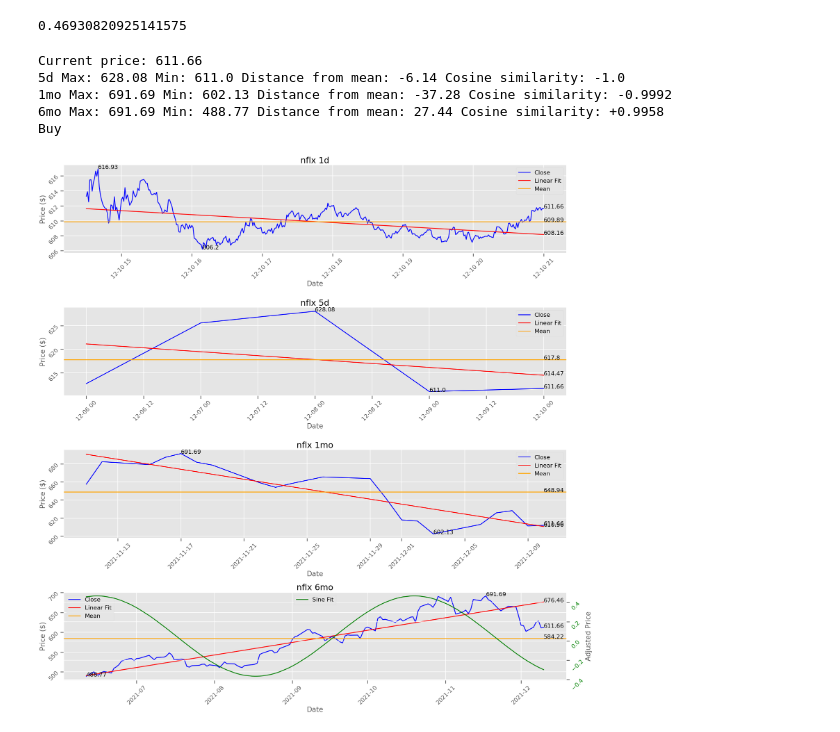
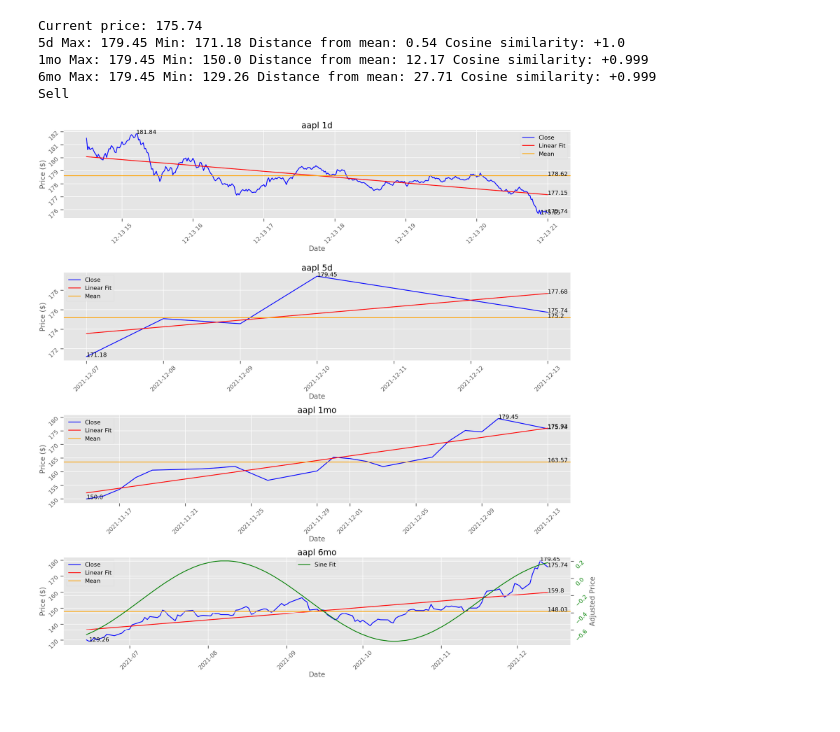
Before and after one commit to seantanken/GalvanizeRepo, a Jupyter notebook: stock_analyzer/yfinance_stock_analysis.ipynb, the cells around one changed output. Saved outputs shown, nothing was run; the diff lists cells and outputs as text; code cells hidden in the pictures.

Commit message:
finished adding sine fit to trade rules

```diff
--- a/stock_analyzer/yfinance_stock_analysis.ipynb
+++ b/stock_analyzer/yfinance_stock_analysis.ipynb
@@ -224,22 +227,18 @@ def fit_sine(x, y):
 #first, adjust the phase so that it (matches first terms or minimized r^2?)
 #then adjust freq so that it minimizes r^2
 #another round of both to make sure r^2 is minimized?
-# %%
-print(stock_dic['6mo'].loc[:, 'fit_sine'].max())
-# %% [output]
-0.46930820925141575
 # %%
-stock_dic = get_stock('nflx')
+stock_dic = get_stock('aapl')
 for i, key in enumerate(stock_dic.keys()):
     if i > 0:
         stock_dic[key] = get_fits(stock_dic[key], key)
 val_df = get_values(stock_dic)
 analysis(stock_dic, val_df)
 graph(stock_dic, val_df)
 # %% [output]
-Current price: 611.66
-5d Max: 628.08 Min: 611.0 Distance from mean: -6.14 Cosine similarity: -1.0
-1mo Max: 691.69 Min: 602.13 Distance from mean: -37.28 Cosine similarity: -0.9992
-6mo Max: 691.69 Min: 488.77 Distance from mean: 27.44 Cosine similarity: +0.9958
-Buy
+Current price: 175.74
+5d Max: 179.45 Min: 171.18 Distance from mean: 0.54 Cosine similarity: +1.0
+1mo Max: 179.45 Min: 150.0 Distance from mean: 12.17 Cosine similarity: +0.999
+6mo Max: 179.45 Min: 129.26 Distance from mean: 27.71 Cosine similarity: +0.999
+Sell
-[figure, old version]
+[figure, new version]
```
Also changed, not shown: parts of 1 cell of this notebook.
